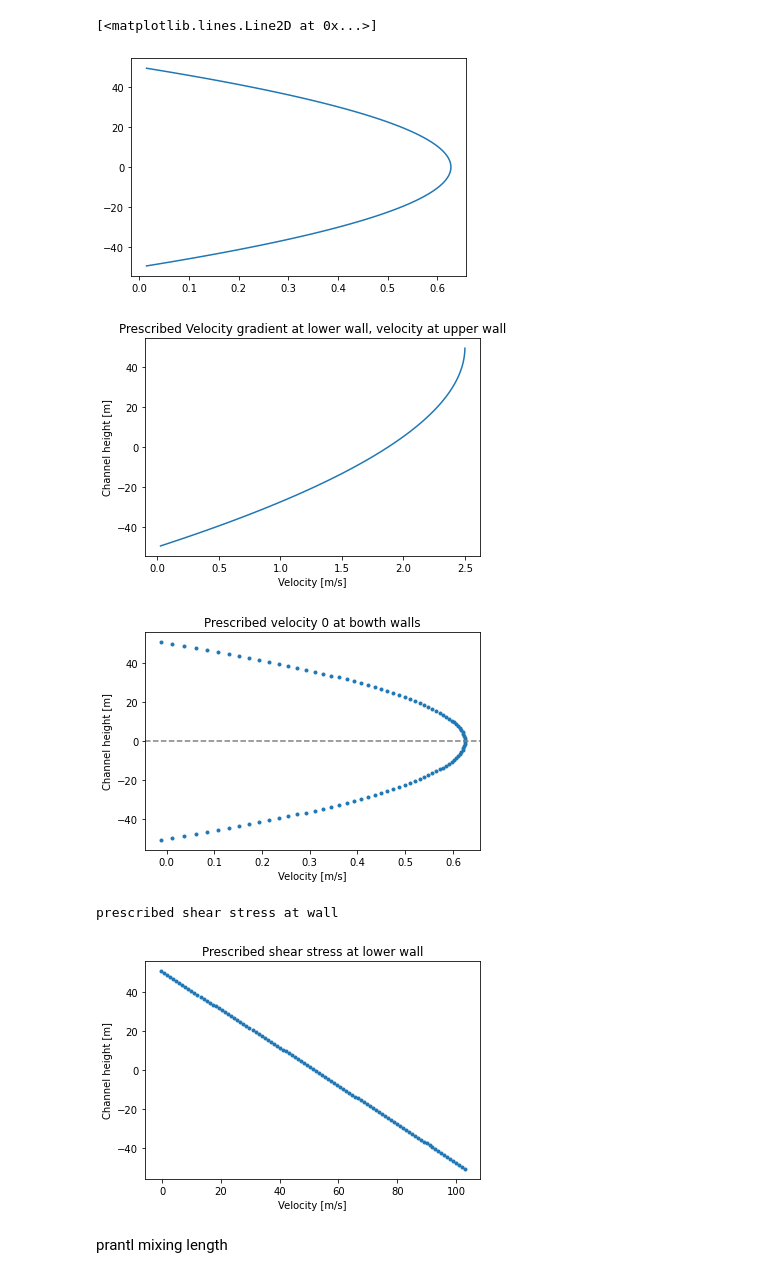
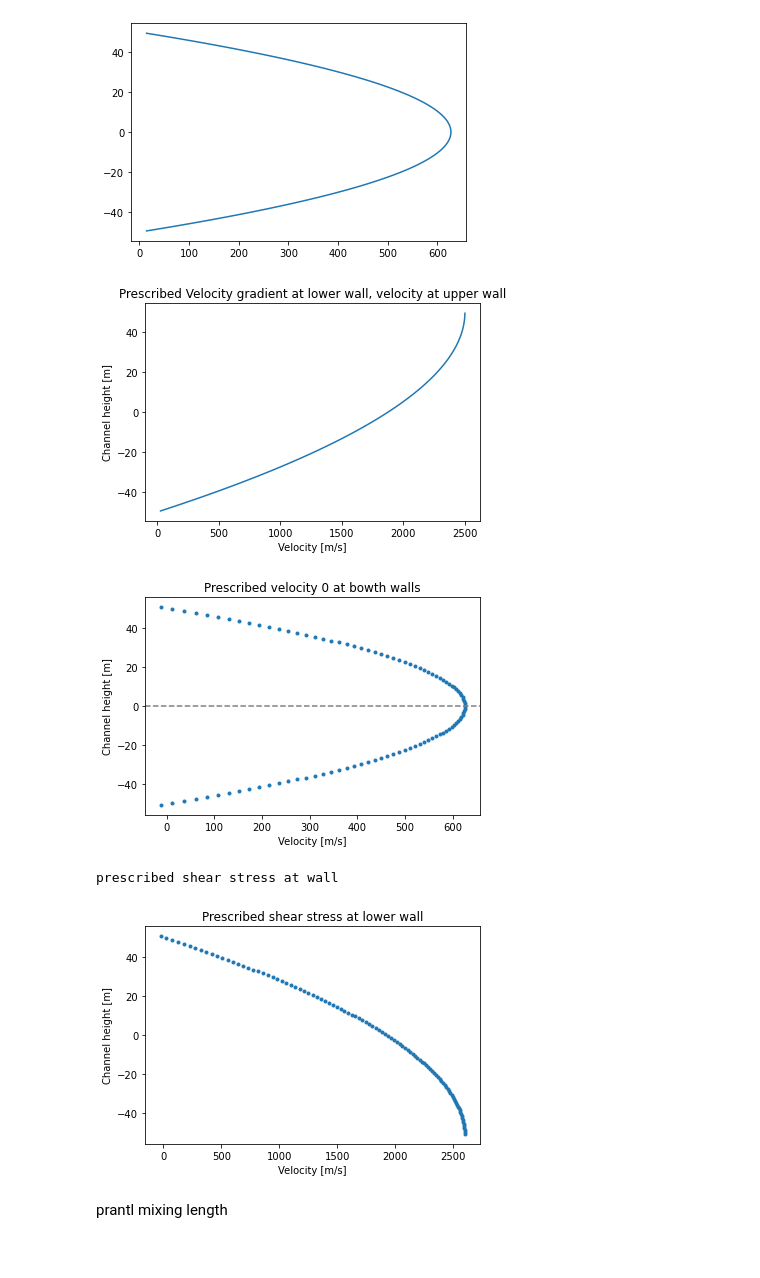
Before and after one commit to Toothpastefairy/comp_multphase_flow, a Jupyter notebook: tasks.ipynb, the cells around one changed output. Cells and saved outputs as stored; diff of their text form; code cells hidden in the pictures.

```diff
--- a/tasks.ipynb
+++ b/tasks.ipynb
@@ -8,24 +8,23 @@ from scipy.special import lambertw
 # %%
 # Define the grid
 Ny = 100
 y_end = 100
 
 # Define flow parameters
-rho = 1000
+rho = 1
 mu_0 = 1
 pressure_difference = 1 * mu_0 / rho
 pressure_boundary = np.array([4, 4]) * mu_0 / rho
 boundary_condition = [1, 1]
 
 # Set the system up
 system = mf.Multiflow(Ny, y_end, rho, pressure_difference ,pressure_boundary, boundary_condition, mu_0)
 mu = system.calc_mu(mu_0)
 velocity_laminar = system.simulate(mu)
 plt.plot(velocity_laminar[1:-1], system.y[1:-1])
 plt.show()
 # %% [output]
-[<matplotlib.lines.Line2D at 0x...>]
-[figure, old version]
+[figure, new version]
 # %%
 # velocity gradient is 0 at wall 1, velocity set at wall 2
 boundary_condition = [1,-1]
@@ -62,10 +61,10 @@ plt.ylabel('Channel height [m]')
 plt.plot(solution,system_velocity_shear_stress.y, '.')
 plt.show()
 # %% [output]
-[figure, old version]
+[figure, new version]
-[figure, old version]
+[figure, new version]
 prescribed shear stress at wall
-[figure, old version]
+[figure, new version]
 # %% [markdown]
 prantl mixing length
 # %%
```
Also changed, not shown: parts of 4 cells of this notebook, 1 other file.
